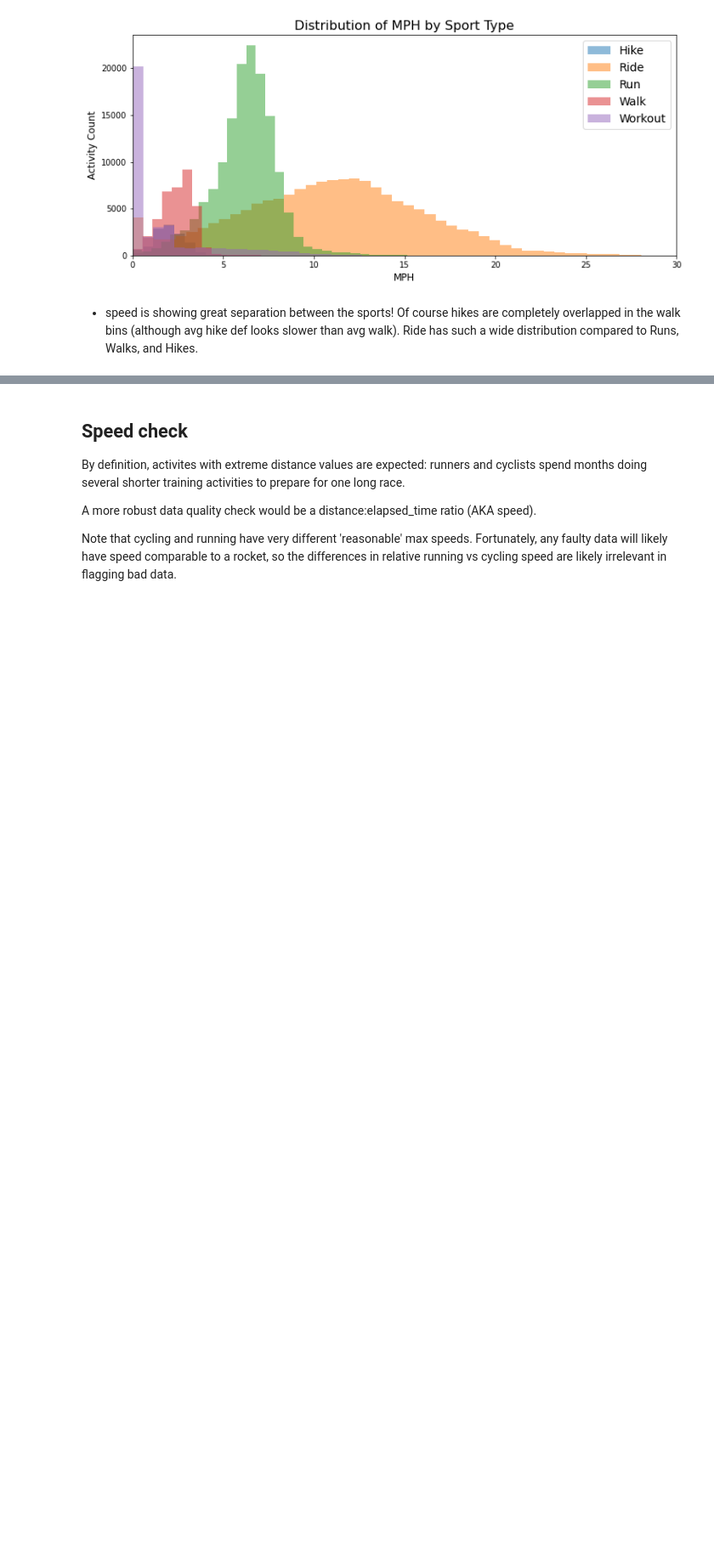
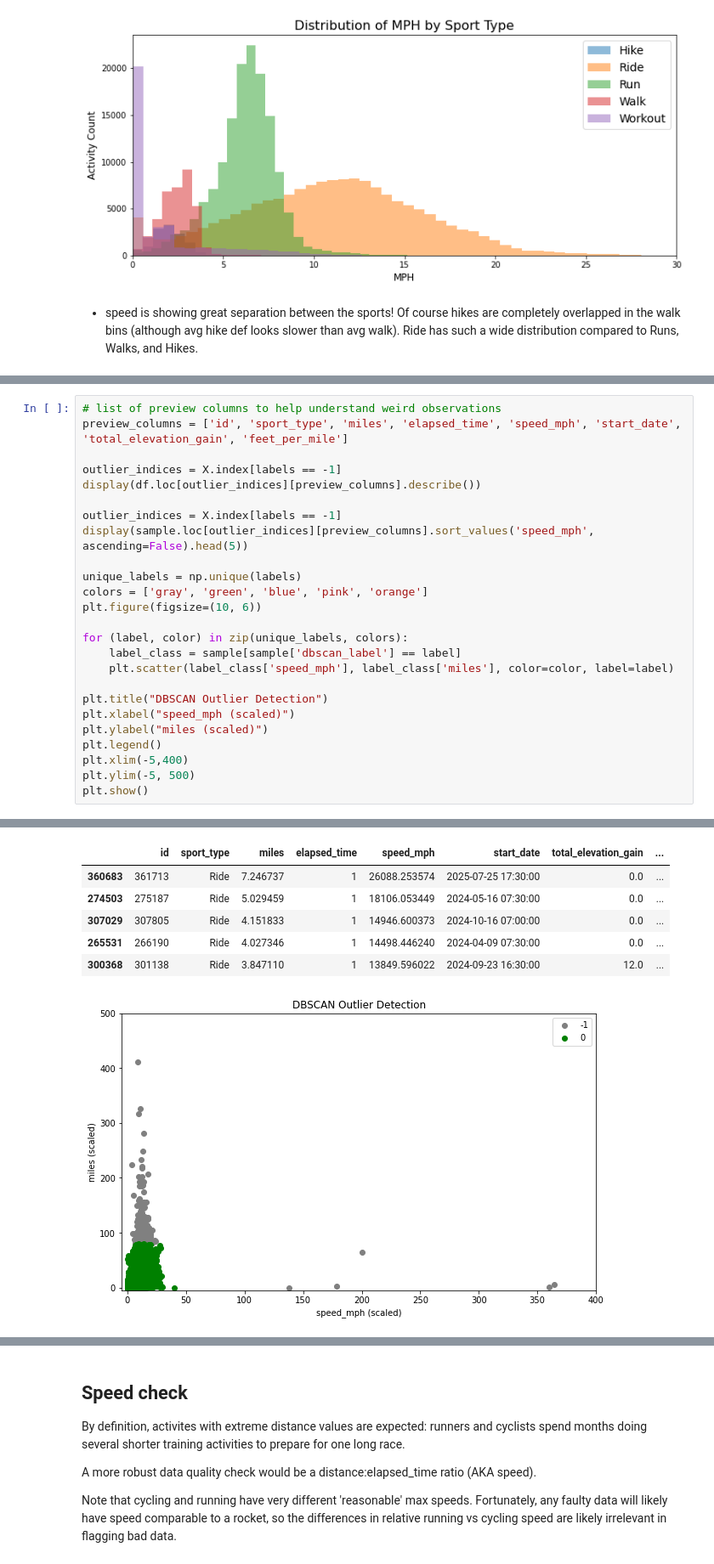
Before and after one commit to OGladfelter/sport-classification-model, a Jupyter notebook: 02-eda.ipynb, the cells around one changed output, grey strips where cells are left out. Shown at 85% size. Saved outputs shown, nothing was run; the diff lists cells and outputs as text; blank space fills up the shorter version.

```diff
--- a/02-eda.ipynb
+++ b/02-eda.ipynb
@@ -299,0 +358,26 @@ plt.show()
+# %%
+# list of preview columns to help understand weird observations
+preview_columns = ['id', 'sport_type', 'miles', 'elapsed_time', 'speed_mph', 'start_date', 'total_elevation_gain', 'feet_per_mile']
+
+outlier_indices = X.index[labels == -1]
+display(df.loc[outlier_indices][preview_columns].describe())
+
+outlier_indices = X.index[labels == -1]
+display(sample.loc[outlier_indices][preview_columns].sort_values('speed_mph', ascending=False).head(5))
+
+unique_labels = np.unique(labels)
+colors = ['gray', 'green', 'blue', 'pink', 'orange']
+plt.figure(figsize=(10, 6))
+
+for (label, color) in zip(unique_labels, colors):
+    label_class = sample[sample['dbscan_label'] == label]
+    plt.scatter(label_class['speed_mph'], label_class['miles'], color=color, label=label)
+
+plt.title("DBSCAN Outlier Detection")
+plt.xlabel("speed_mph (scaled)")
+plt.ylabel("miles (scaled)")
+plt.legend()
+plt.xlim(-5,400)
+plt.ylim(-5, 500)
+plt.show()
+# %% [output]
@@ -299,0 +393,7 @@ plt.show()
+|  | id | sport_type | miles | elapsed_time | speed_mph | start_date | total_elevation_gain | ... |
+| 360683 | 361713 | Ride | 7.246737 | 1 | 26088.253574 | 2025-07-25 17:30:00 | 0.0 | ... |
+| 274503 | 275187 | Ride | 5.029459 | 1 | 18106.053449 | 2024-05-16 07:30:00 | 0.0 | ... |
+| 307029 | 307805 | Ride | 4.151833 | 1 | 14946.600373 | 2024-10-16 07:00:00 | 0.0 | ... |
+| 265531 | 266190 | Ride | 4.027346 | 1 | 14498.446240 | 2024-04-09 07:30:00 | 0.0 | ... |
+| 300368 | 301138 | Ride | 3.847110 | 1 | 13849.596022 | 2024-09-23 16:30:00 | 12.0 | ... |
+[figure, added]
```
Also changed, not shown: parts of 26 cells of this notebook.
